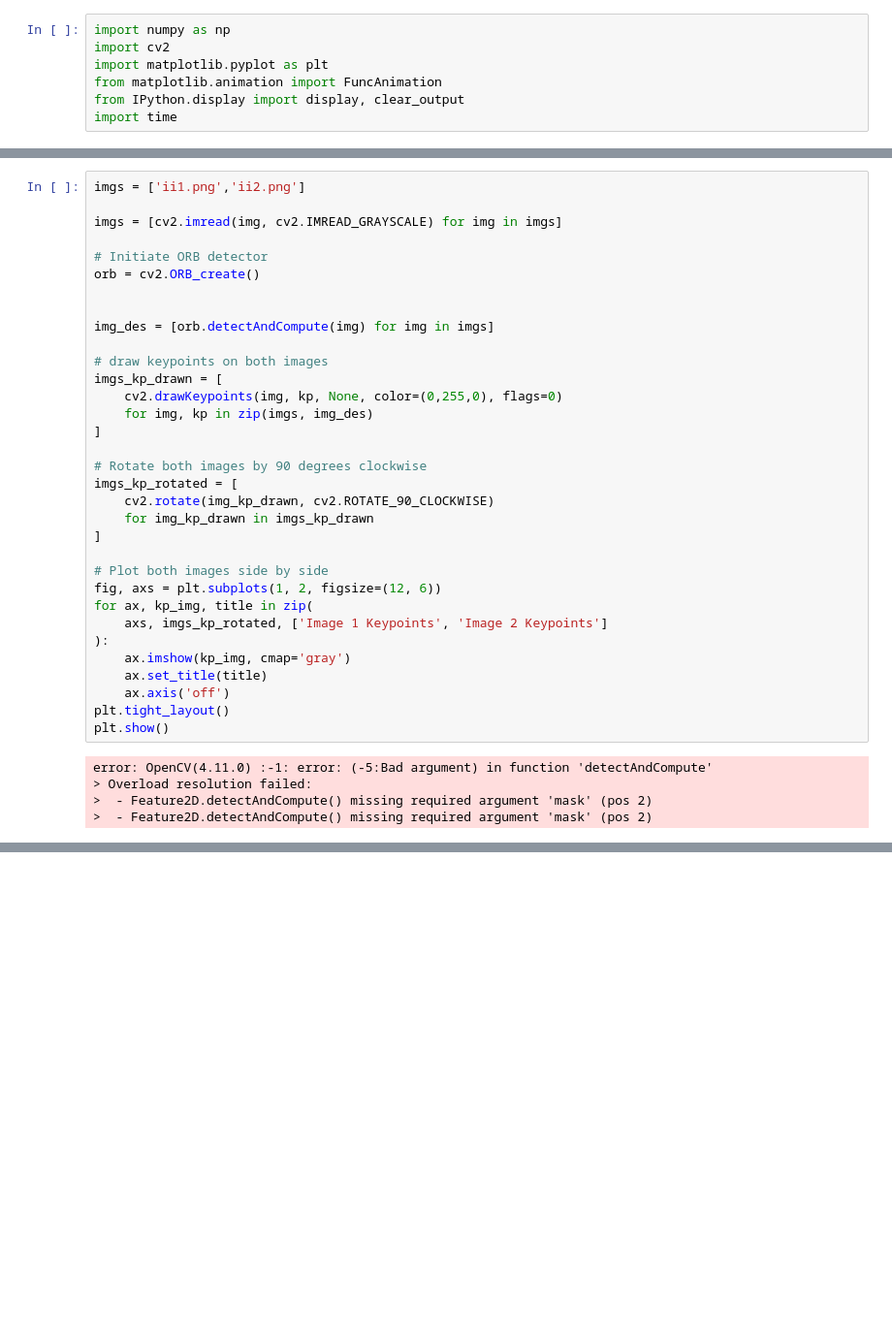
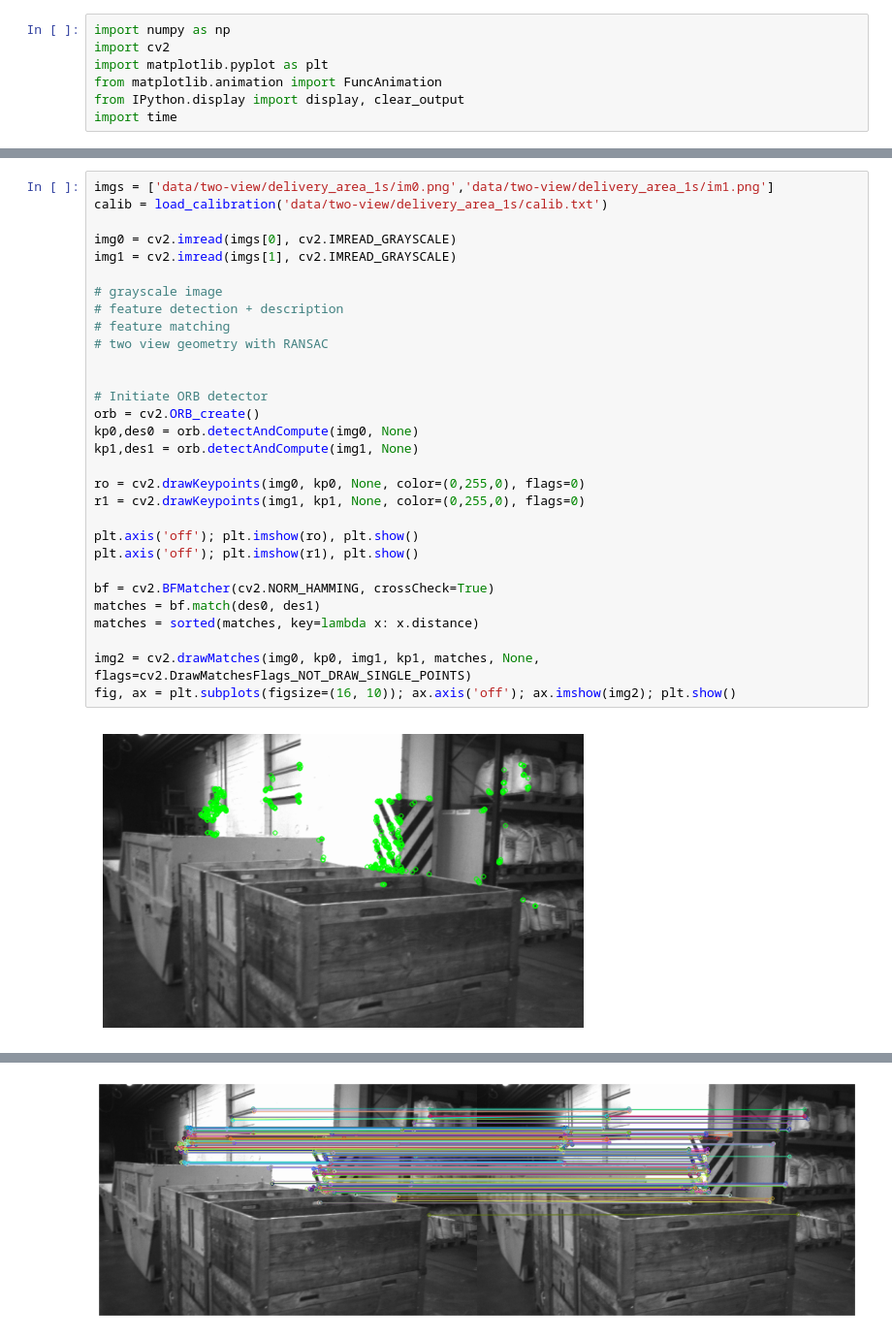
Before and after one commit to xavierroma/arbit, a Jupyter notebook: examples/arbit-py/opencvv.ipynb, the cells around one changed output, grey strips where cells are left out. Shown at 97% size. Cells and saved outputs as stored; diff of their text form; blank space fills up the shorter version.

```diff
--- a/examples/arbit-py/opencvv.ipynb
+++ b/examples/arbit-py/opencvv.ipynb
@@ -8,38 +49,32 @@ import time
 # %%
-imgs = ['ii1.png','ii2.png']
+imgs = ['data/two-view/delivery_area_1s/im0.png','data/two-view/delivery_area_1s/im1.png']
+calib = load_calibration('data/two-view/delivery_area_1s/calib.txt')
 
-imgs = [cv2.imread(img, cv2.IMREAD_GRAYSCALE) for img in imgs]
+img0 = cv2.imread(imgs[0], cv2.IMREAD_GRAYSCALE)
+img1 = cv2.imread(imgs[1], cv2.IMREAD_GRAYSCALE)
+
+# grayscale image
+# feature detection + description
+# feature matching
+# two view geometry with RANSAC
+
 
 # Initiate ORB detector
 orb = cv2.ORB_create()
+kp0,des0 = orb.detectAndCompute(img0, None)
+kp1,des1 = orb.detectAndCompute(img1, None)
 
+ro = cv2.drawKeypoints(img0, kp0, None, color=(0,255,0), flags=0)
+r1 = cv2.drawKeypoints(img1, kp1, None, color=(0,255,0), flags=0)
 
-img_des = [orb.detectAndCompute(img) for img in imgs]
+plt.axis('off'); plt.imshow(ro), plt.show()
+plt.axis('off'); plt.imshow(r1), plt.show()
 
-# draw keypoints on both images
-imgs_kp_drawn = [
-    cv2.drawKeypoints(img, kp, None, color=(0,255,0), flags=0)
-    for img, kp in zip(imgs, img_des)
-]
+bf = cv2.BFMatcher(cv2.NORM_HAMMING, crossCheck=True)
+matches = bf.match(des0, des1)
+matches = sorted(matches, key=lambda x: x.distance)
 
-# Rotate both images by 90 degrees clockwise
-imgs_kp_rotated = [
-    cv2.rotate(img_kp_drawn, cv2.ROTATE_90_CLOCKWISE)
-    for img_kp_drawn in imgs_kp_drawn
-]
-
-# Plot both images side by side
-fig, axs = plt.subplots(1, 2, figsize=(12, 6))
-for ax, kp_img, title in zip(
-    axs, imgs_kp_rotated, ['Image 1 Keypoints', 'Image 2 Keypoints']
-):
-    ax.imshow(kp_img, cmap='gray')
-    ax.set_title(title)
-    ax.axis('off')
-plt.tight_layout()
-plt.show()
+img2 = cv2.drawMatches(img0, kp0, img1, kp1, matches, None, flags=cv2.DrawMatchesFlags_NOT_DRAW_SINGLE_POINTS)
+fig, ax = plt.subplots(figsize=(16, 10)); ax.axis('off'); ax.imshow(img2); plt.show()
 # %% [output]
-error: OpenCV(4.11.0) :-1: error: (-5:Bad argument) in function 'detectAndCompute'
-> Overload resolution failed:
->  - Feature2D.detectAndCompute() missing required argument 'mask' (pos 2)
->  - Feature2D.detectAndCompute() missing required argument 'mask' (pos 2)
+[figure, added]
@@ -45,0 +82 @@ error: OpenCV(4.11.0) :-1: error: (-5:Bad argument) in function 'detectAndComput
+[figure, added]
```
Also changed, not shown: parts of 5 cells of this notebook.
